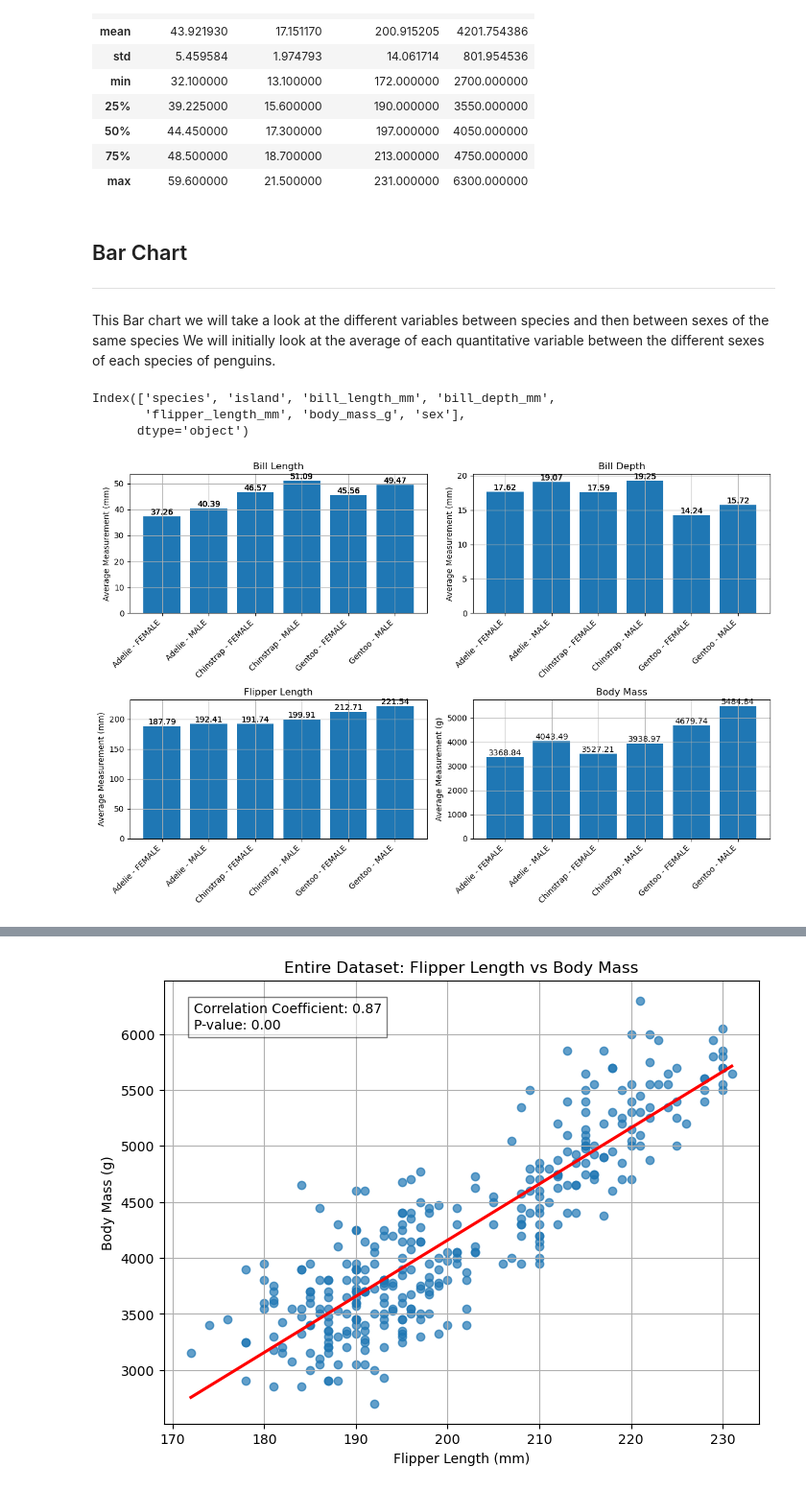
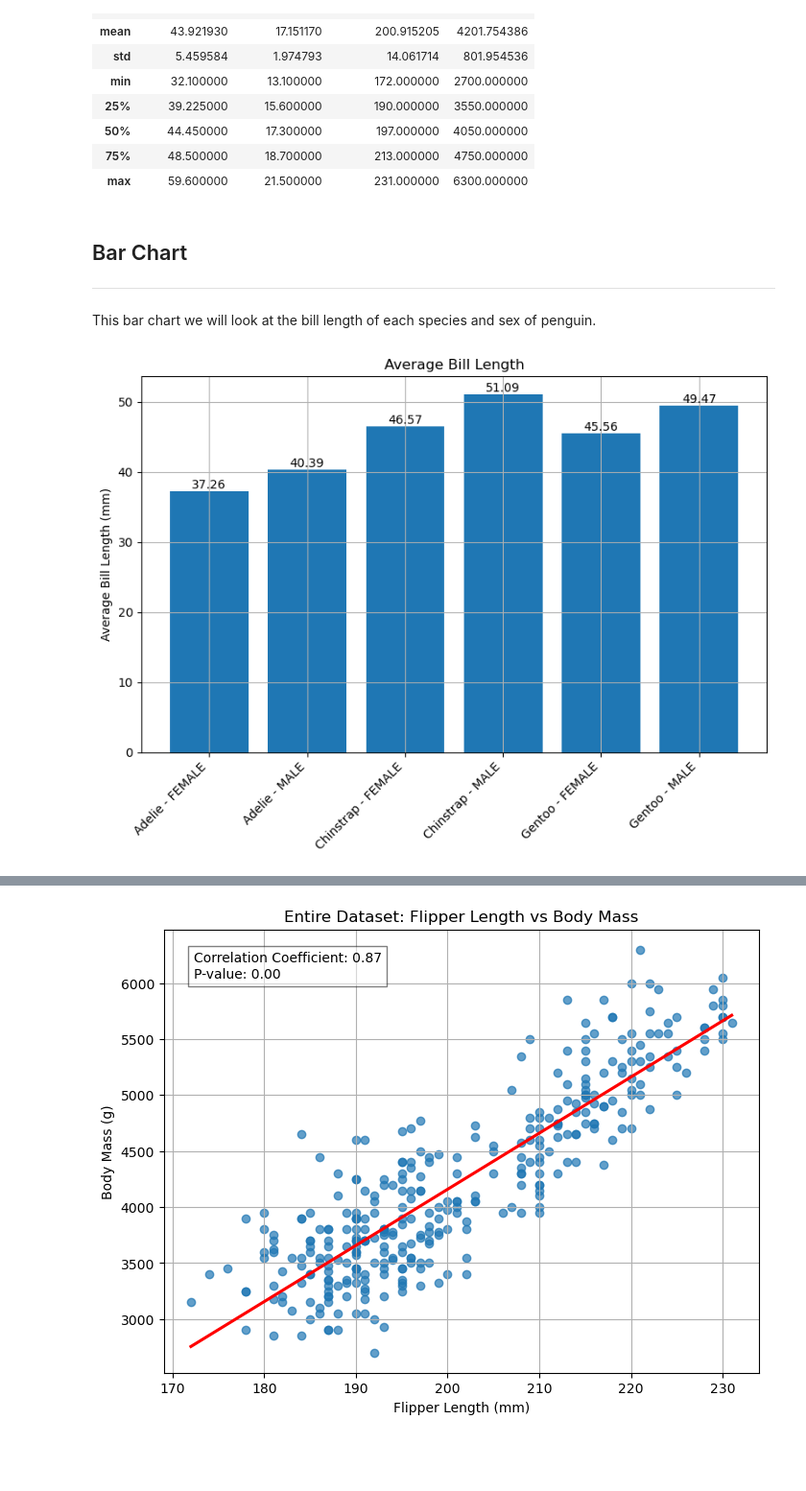
Before and after one commit to AndreHoarau/principles-of-data-analytics-project, a Jupyter notebook: penguins.ipynb, the cells around one changed output, grey strips where cells are left out. Shown: that part at 96% size. Saved outputs shown, nothing was run; the diff lists cells and outputs as text; code cells hidden in the pictures; blank space fills up the shorter version.

Commit message:
tidied up notebook simplified the variables for bar and histograms

```diff
--- a/penguins.ipynb
+++ b/penguins.ipynb
@@ -183,46 +194,34 @@ df.describe()
 | 50% | 44.450000 | 17.300000 | 197.000000 | 4050.000000 |
 | 75% | 48.500000 | 18.700000 | 213.000000 | 4750.000000 |
 | max | 59.600000 | 21.500000 | 231.000000 | 6300.000000 |
-# %% [markdown]
-## Bar Chart
-***
-This Bar chart we will take a look at the different variables between species and then between sexes of the same species
-We will initially look at the average of each quantitative variable between the different sexes of each species of penguins.
+# %% [markdown]
+## Bar Chart
+***
+This bar chart we will look at the bill length of each species and sex of penguin.
 # %%
 # We want to first get rid of any of the unidentified sexed penguins
-defineddf = df.dropna(subset= ['sex'])
+defineddf = df.dropna(subset=['sex'])
 
 # Average bill length per sex needs to be calculated
-# Using groupby we group species and sex with  lengths in mm average
-defineddf_billlengthaverage = defineddf.groupby(['species', 'sex'], )['bill_length_mm'].mean().reset_index()
-defineddf_billdepthaverage = defineddf.groupby(['species', 'sex'], )['bill_depth_mm'].mean().reset_index()
-defineddf_flipperlengthaverage = defineddf.groupby(['species', 'sex'], )['flipper_length_mm'].mean().reset_index()
-defineddf_bodymassaverage = defineddf.groupby(['species', 'sex'], )['body_mass_g'].mean().reset_index()
-print(defineddf.columns)
-fig, axes = plt.subplots(2,2, figsize= (12,8))
-# Creates the bar chart looking at the species and sex seperating them into male female and the different species and prints their average lengths
-for ax, df, title in zip(axes.ravel(), [defineddf_billlengthaverage, defineddf_billdepthaverage, defineddf_flipperlengthaverage, defineddf_bodymassaverage], ['Bill Length', 'Bill Depth', 'Flipper Length', 'Body Mass']):
-    bars= ax.bar([f'{species} - {sex}' for species, sex in zip(df['species'], df['sex'])], df.iloc[:, 2])
-    ax.set_xticklabels([f'{species} - {sex}' for species, sex in zip(df['species'], df['sex'])], rotation=45, ha='right')
-    ax.set_title(title)
-    ax.grid(True)
-    if title == 'Body Mass':
-        ax.set_ylabel('Average Measurement (g)')
-    else:
-        ax.set_ylabel('Average Measurement (mm)')
-    for ax in axes.flat:
-        for bar in ax.patches:
-            height = bar.get_height()
+# Using groupby we group species and sex with lengths in mm average
+defineddf_billlengthaverage = defineddf.groupby(['species', 'sex'])['bill_length_mm'].mean().reset_index()
 
-            ax.text(bar.get_x() + bar.get_width() / 2, height, f'{height:.2f}', ha='center', va='bottom')
+# Plotting average bill length
+plt.figure(figsize=(8, 6))
+
+# Creating the bar chart looking at the species and sex separating them into male and female and the different species and prints their average lengths
+plt.bar([f'{species} - {sex}' for species, sex in zip(defineddf_billlengthaverage['species'], defineddf_billlengthaverage['sex'])],
+        defineddf_billlengthaverage['bill_length_mm'])
+plt.xticks(rotation=45, ha='right')
+plt.title('Average Bill Length')
+plt.ylabel('Average Bill Length (mm)')
+plt.grid(True)
+
+# Adding text labels for each bar
+for x, y in enumerate(defineddf_billlengthaverage['bill_length_mm']):
+    plt.text(x, y, f'{y:.2f}', ha='center', va='bottom')
 
 plt.tight_layout()
-
-
-
 plt.show()
 # %% [output]
-Index(['species', 'island', 'bill_length_mm', 'bill_depth_mm',
-       'flipper_length_mm', 'body_mass_g', 'sex'],
-      dtype='object')
-[figure, old version]
+[figure, new version]
```
Also changed, not shown: parts of 23 cells of this notebook.
